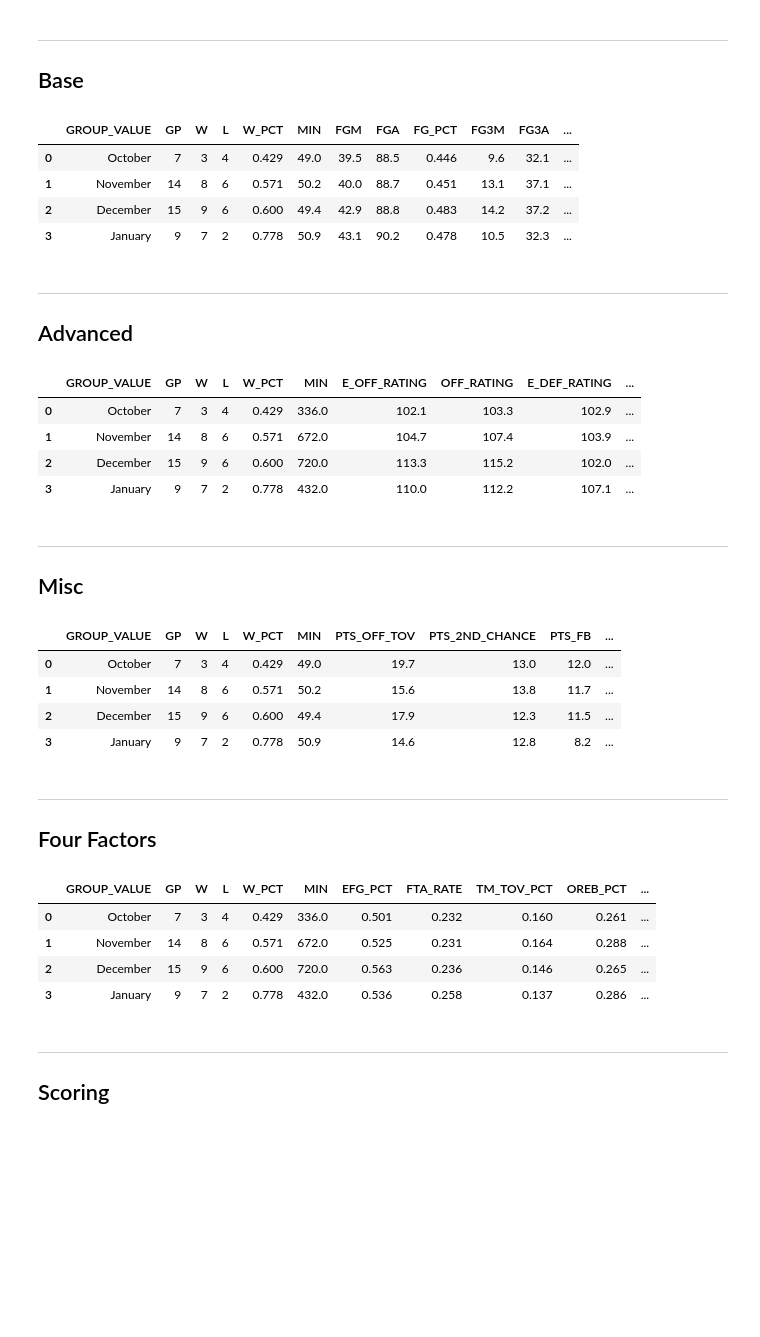
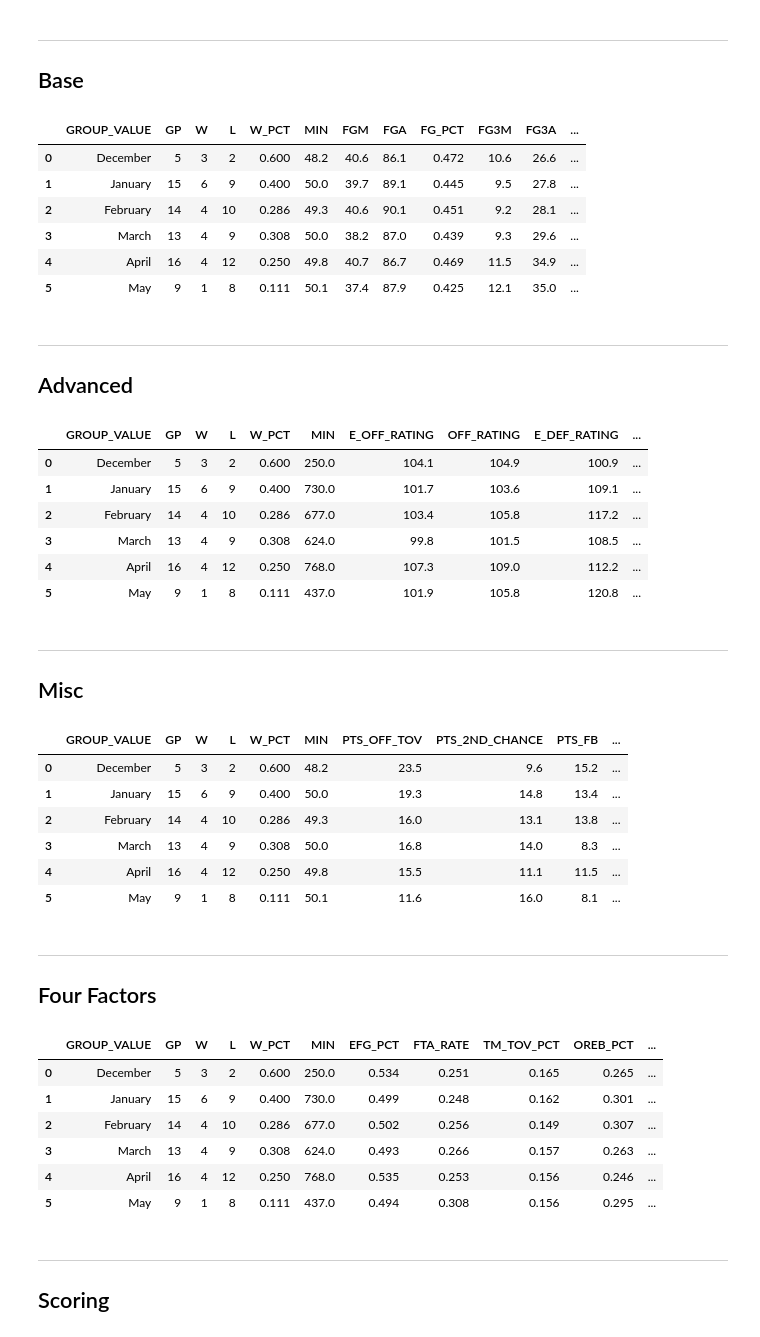
Before and after one commit to zackmeach/NBA-Data-Analytics, a Jupyter notebook: documentation/TeamDashboardByMonth.ipynb, the cells around one changed output. Cells and saved outputs as stored; diff of their text form; code cells hidden in the pictures; blank space fills up the shorter version.

```diff
--- a/documentation/TeamDashboardByMonth.ipynb
+++ b/documentation/TeamDashboardByMonth.ipynb
@@ -15,24 +15,27 @@ cle = find_team_by_abbreviation('CLE')['id']
 ## Base
 # %%
 dash = TeamDashboardByGeneralSplits(team_id=cle,
-                                    season='2020-21'
+                                    season='2020-21',
                                     measure_type_detailed_defense='Base',
                                     pace_adjust='Y',
                                     per_mode_detailed='Per100Possessions').get_data_frames()[3]
 dash.drop(columns=['GROUP_SET', 'SEASON_MONTH_NAME'], inplace=True)
 dash.drop(dash.iloc[:, 27:], inplace=True, axis=1)
 dash
 # %% [output]
 |  | GROUP_VALUE | GP | W | L | W_PCT | MIN | FGM | FGA | FG_PCT | FG3M | FG3A | ... |
-| 0 | October | 7 | 3 | 4 | 0.429 | 49.0 | 39.5 | 88.5 | 0.446 | 9.6 | 32.1 | ... |
-| 1 | November | 14 | 8 | 6 | 0.571 | 50.2 | 40.0 | 88.7 | 0.451 | 13.1 | 37.1 | ... |
-| 2 | December | 15 | 9 | 6 | 0.600 | 49.4 | 42.9 | 88.8 | 0.483 | 14.2 | 37.2 | ... |
-| 3 | January | 9 | 7 | 2 | 0.778 | 50.9 | 43.1 | 90.2 | 0.478 | 10.5 | 32.3 | ... |
+| 0 | December | 5 | 3 | 2 | 0.600 | 48.2 | 40.6 | 86.1 | 0.472 | 10.6 | 26.6 | ... |
+| 1 | January | 15 | 6 | 9 | 0.400 | 50.0 | 39.7 | 89.1 | 0.445 | 9.5 | 27.8 | ... |
+| 2 | February | 14 | 4 | 10 | 0.286 | 49.3 | 40.6 | 90.1 | 0.451 | 9.2 | 28.1 | ... |
+| 3 | March | 13 | 4 | 9 | 0.308 | 50.0 | 38.2 | 87.0 | 0.439 | 9.3 | 29.6 | ... |
+| 4 | April | 16 | 4 | 12 | 0.250 | 49.8 | 40.7 | 86.7 | 0.469 | 11.5 | 34.9 | ... |
+| 5 | May | 9 | 1 | 8 | 0.111 | 50.1 | 37.4 | 87.9 | 0.425 | 12.1 | 35.0 | ... |
 # %% [markdown]
 ---
 ## Advanced
 # %%
 dash = TeamDashboardByGeneralSplits(team_id=cle,
+                                    season='2020-21',
                                     measure_type_detailed_defense='Advanced',
                                     pace_adjust='Y',
                                     per_mode_detailed='Per100Possessions').get_data_frames()[3]
@@ -41,15 +44,18 @@ dash.drop(dash.iloc[:, 26:], inplace=True, axis=1)
 dash
 # %% [output]
 |  | GROUP_VALUE | GP | W | L | W_PCT | MIN | E_OFF_RATING | OFF_RATING | E_DEF_RATING | ... |
-| 0 | October | 7 | 3 | 4 | 0.429 | 336.0 | 102.1 | 103.3 | 102.9 | ... |
-| 1 | November | 14 | 8 | 6 | 0.571 | 672.0 | 104.7 | 107.4 | 103.9 | ... |
-| 2 | December | 15 | 9 | 6 | 0.600 | 720.0 | 113.3 | 115.2 | 102.0 | ... |
-| 3 | January | 9 | 7 | 2 | 0.778 | 432.0 | 110.0 | 112.2 | 107.1 | ... |
+| 0 | December | 5 | 3 | 2 | 0.600 | 250.0 | 104.1 | 104.9 | 100.9 | ... |
+| 1 | January | 15 | 6 | 9 | 0.400 | 730.0 | 101.7 | 103.6 | 109.1 | ... |
+| 2 | February | 14 | 4 | 10 | 0.286 | 677.0 | 103.4 | 105.8 | 117.2 | ... |
+| 3 | March | 13 | 4 | 9 | 0.308 | 624.0 | 99.8 | 101.5 | 108.5 | ... |
+| 4 | April | 16 | 4 | 12 | 0.250 | 768.0 | 107.3 | 109.0 | 112.2 | ... |
+| 5 | May | 9 | 1 | 8 | 0.111 | 437.0 | 101.9 | 105.8 | 120.8 | ... |
 # %% [markdown]
 ---
 ## Misc
 # %%
 dash = TeamDashboardByGeneralSplits(team_id=cle,
+                                    season='2020-21',
                                     measure_type_detailed_defense='Misc',
                                     pace_adjust='Y',
                                     per_mode_detailed='Per100Possessions').get_data_frames()[3]
@@ -58,15 +64,18 @@ dash.drop(dash.iloc[:, 14:], inplace=True, axis=1)
 dash
 # %% [output]
 |  | GROUP_VALUE | GP | W | L | W_PCT | MIN | PTS_OFF_TOV | PTS_2ND_CHANCE | PTS_FB | ... |
-| 0 | October | 7 | 3 | 4 | 0.429 | 49.0 | 19.7 | 13.0 | 12.0 | ... |
-| 1 | November | 14 | 8 | 6 | 0.571 | 50.2 | 15.6 | 13.8 | 11.7 | ... |
-| 2 | December | 15 | 9 | 6 | 0.600 | 49.4 | 17.9 | 12.3 | 11.5 | ... |
-| 3 | January | 9 | 7 | 2 | 0.778 | 50.9 | 14.6 | 12.8 | 8.2 | ... |
+| 0 | December | 5 | 3 | 2 | 0.600 | 48.2 | 23.5 | 9.6 | 15.2 | ... |
+| 1 | January | 15 | 6 | 9 | 0.400 | 50.0 | 19.3 | 14.8 | 13.4 | ... |
+| 2 | February | 14 | 4 | 10 | 0.286 | 49.3 | 16.0 | 13.1 | 13.8 | ... |
+| 3 | March | 13 | 4 | 9 | 0.308 | 50.0 | 16.8 | 14.0 | 8.3 | ... |
+| 4 | April | 16 | 4 | 12 | 0.250 | 49.8 | 15.5 | 11.1 | 11.5 | ... |
+| 5 | May | 9 | 1 | 8 | 0.111 | 50.1 | 11.6 | 16.0 | 8.1 | ... |
 # %% [markdown]
 ---
 ## Four Factors
 # %%
 dash = TeamDashboardByGeneralSplits(team_id=cle,
+                                    season='2020-21',
                                     measure_type_detailed_defense='Four Factors',
                                     pace_adjust='Y',
                                     per_mode_detailed='Per100Possessions').get_data_frames()[3]
@@ -75,10 +84,12 @@ dash.drop(dash.iloc[:, 14:], inplace=True, axis=1)
 dash
 # %% [output]
 |  | GROUP_VALUE | GP | W | L | W_PCT | MIN | EFG_PCT | FTA_RATE | TM_TOV_PCT | OREB_PCT | ... |
-| 0 | October | 7 | 3 | 4 | 0.429 | 336.0 | 0.501 | 0.232 | 0.160 | 0.261 | ... |
-| 1 | November | 14 | 8 | 6 | 0.571 | 672.0 | 0.525 | 0.231 | 0.164 | 0.288 | ... |
-| 2 | December | 15 | 9 | 6 | 0.600 | 720.0 | 0.563 | 0.236 | 0.146 | 0.265 | ... |
-| 3 | January | 9 | 7 | 2 | 0.778 | 432.0 | 0.536 | 0.258 | 0.137 | 0.286 | ... |
+| 0 | December | 5 | 3 | 2 | 0.600 | 250.0 | 0.534 | 0.251 | 0.165 | 0.265 | ... |
+| 1 | January | 15 | 6 | 9 | 0.400 | 730.0 | 0.499 | 0.248 | 0.162 | 0.301 | ... |
+| 2 | February | 14 | 4 | 10 | 0.286 | 677.0 | 0.502 | 0.256 | 0.149 | 0.307 | ... |
+| 3 | March | 13 | 4 | 9 | 0.308 | 624.0 | 0.493 | 0.266 | 0.157 | 0.263 | ... |
+| 4 | April | 16 | 4 | 12 | 0.250 | 768.0 | 0.535 | 0.253 | 0.156 | 0.246 | ... |
+| 5 | May | 9 | 1 | 8 | 0.111 | 437.0 | 0.494 | 0.308 | 0.156 | 0.295 | ... |
 # %% [markdown]
 ---
 ## Scoring
```
Also changed, not shown: parts of 2 cells of this notebook.
